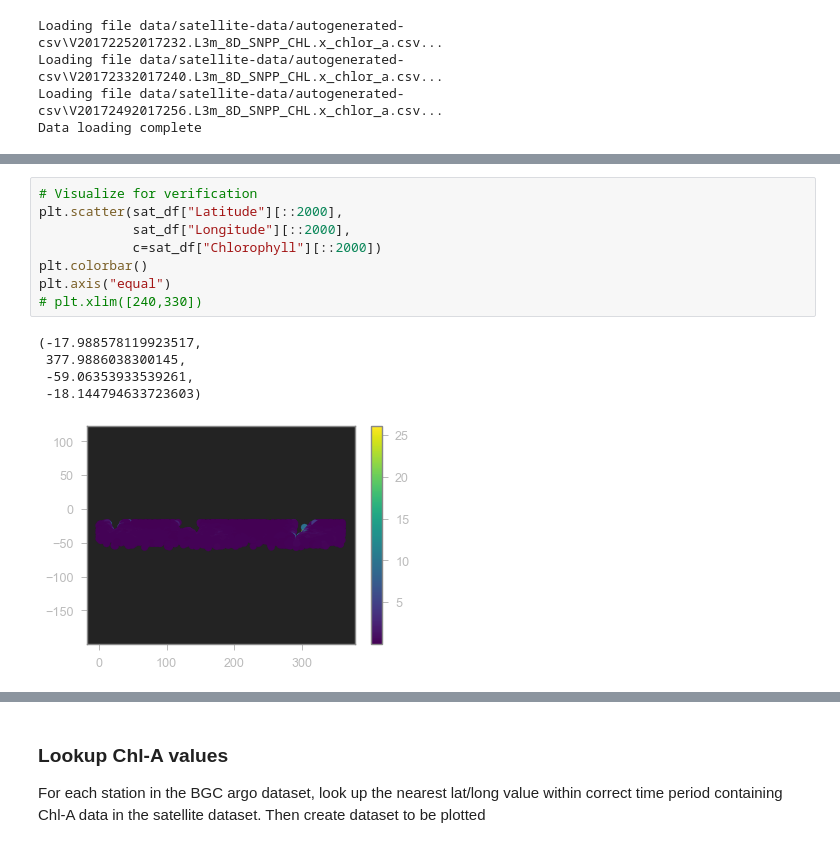
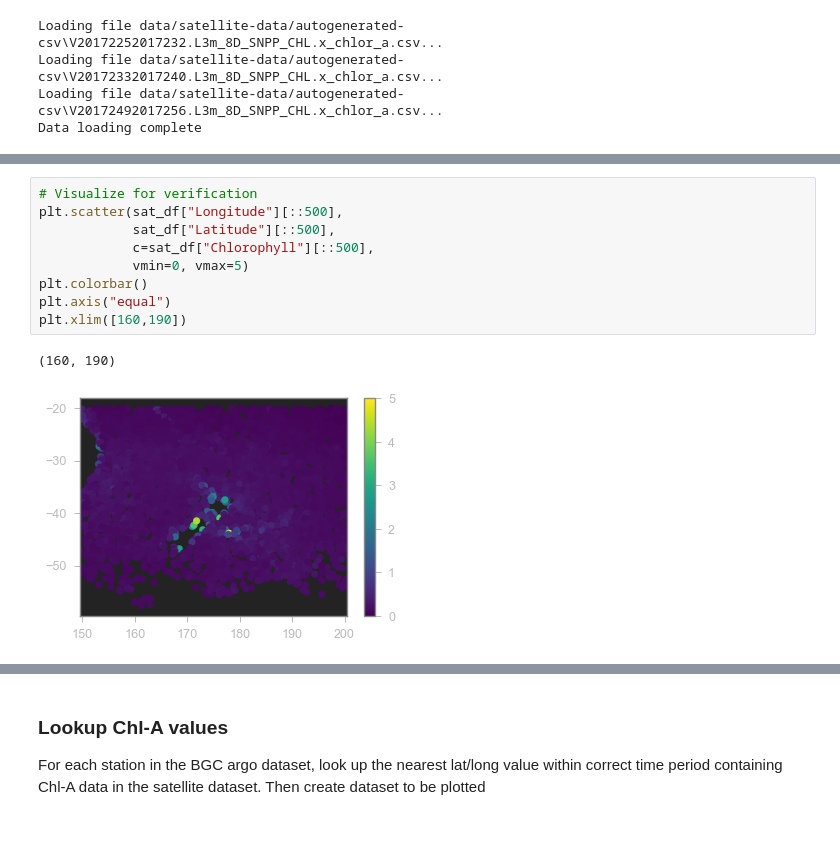
Before and after one commit to AmyPhung/chl-a-comparison, a Jupyter notebook: Workbook8.ipynb, the cells around one changed output, grey strips where cells are left out. Drawn from its saved outputs; the diff is of its cells as text.

```diff
--- a/Workbook8.ipynb
+++ b/Workbook8.ipynb
@@ -210,16 +225,14 @@ array([180.02082825, 180.0625    , 180.10417175, ..., 290.02084351,
 # %%
 # Visualize for verification
-plt.scatter(sat_df["Latitude"][::2000],
-            sat_df["Longitude"][::2000],
-            c=sat_df["Chlorophyll"][::2000])
+plt.scatter(sat_df["Longitude"][::500],
+            sat_df["Latitude"][::500],
+            c=sat_df["Chlorophyll"][::500],
+            vmin=0, vmax=5)
 plt.colorbar()
 plt.axis("equal")
-# plt.xlim([240,330])
+plt.xlim([160,190])
 # %% [output]
-(-17.988578119923517,
- 377.9886038300145,
- -59.06353933539261,
- -18.144794633723603)
+(160, 190)
-[figure, old version]
+[figure, new version]
 # %%
 sat_df["Longitude"].unique()
```
Also changed, not shown: parts of 9 cells of this notebook.
